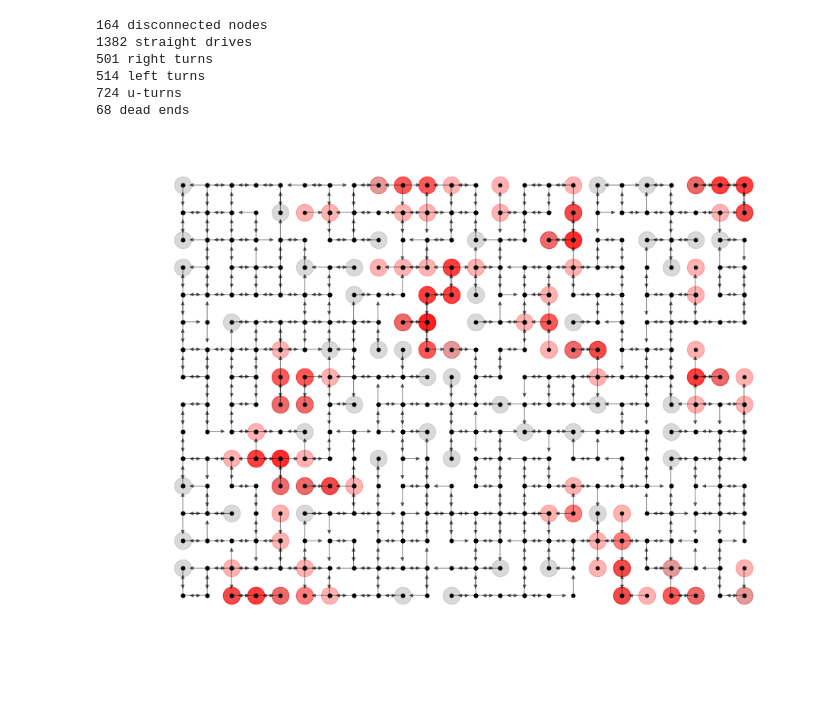
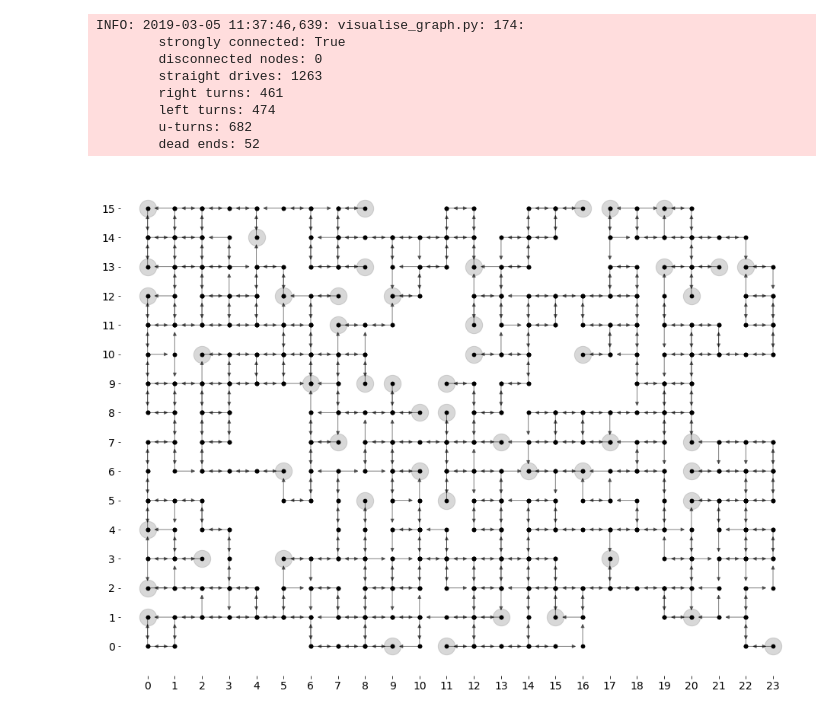
Before and after one commit to nikita-loik/route-inspection, a Jupyter notebook: simulation.ipynb, the cells around one changed output. Saved outputs shown, nothing was run; the diff lists cells and outputs as text; code cells hidden in the pictures; blank space fills up the shorter version.

```diff
--- a/simulation.ipynb
+++ b/simulation.ipynb
@@ -55 +45,14 @@ district_g = get_manoeuvre_graph(random_district)
+# %%
+mg = gg.get_manoeuvre_graph(random_city)
+vg.visualise_manoeuvre_graph(mg)
+# %% [output]
+INFO: 2019-03-05 11:37:46,639: visualise_graph.py: 174:
+        strongly connected: True
+        disconnected nodes: 0
+        straight drives: 1263
+        right turns: 461
+        left turns: 474
+        u-turns: 682
+        dead ends: 52
+[figure, added]
 # %%
@@ -59,10 +59,0 @@ district_g = get_manoeuvre_graph(random_district)
-# %%
-visualise_manoeuvre_graph(city_g)
-# %% [output]
-164 disconnected nodes
-1382 straight drives
-501 right turns
-514 left turns
-724 u-turns
-68 dead ends
-[figure, removed]
```
Also changed, not shown: parts of 39 cells of this notebook, 11 other files.
